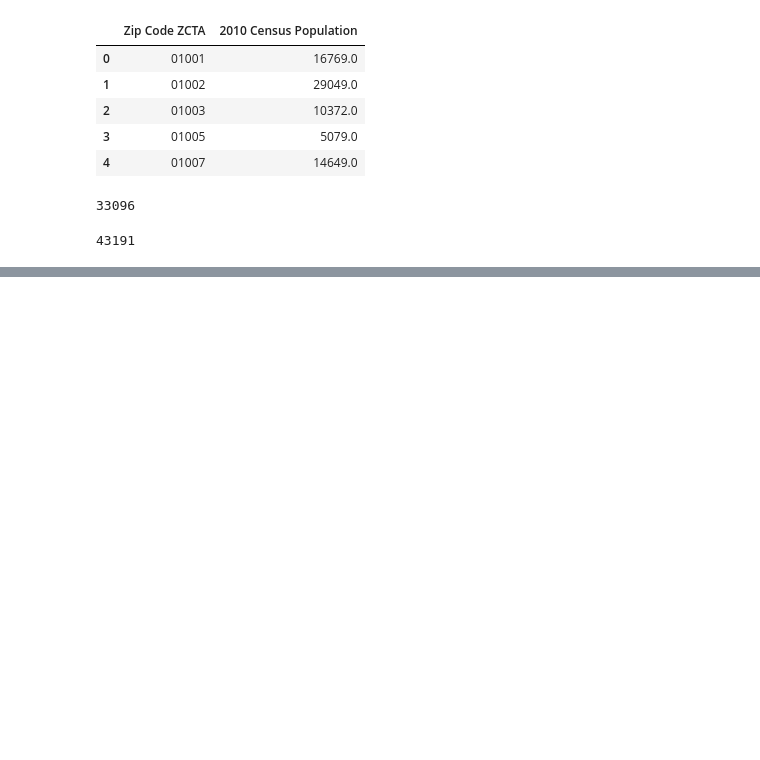
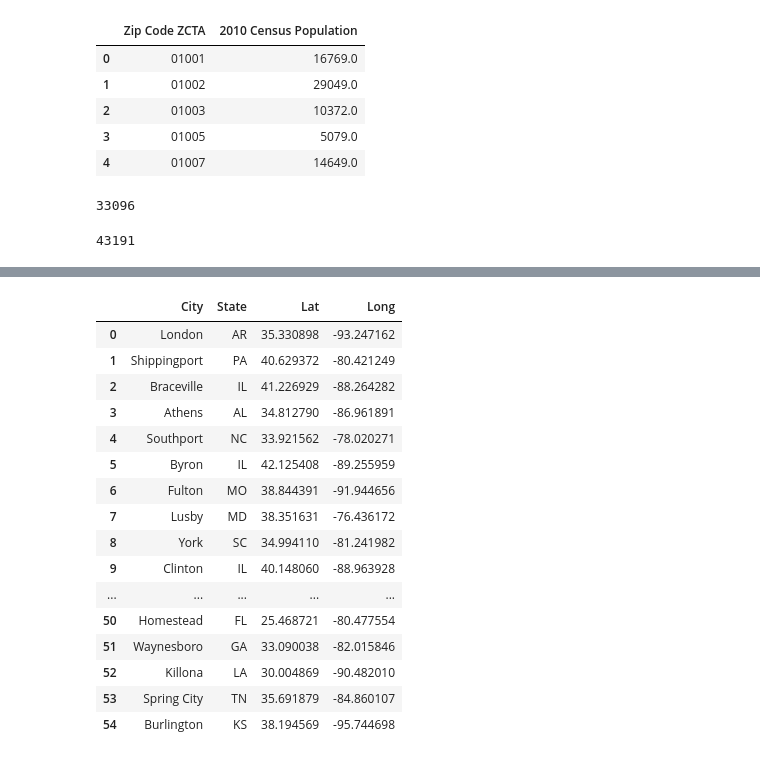
Before and after one commit to jhillner/Group-Project-1, a Jupyter notebook: Code/latDistance.ipynb, the cells around one changed output, grey strips where cells are left out. Drawn from its saved outputs; the diff is of its cells as text; code cells hidden in the pictures; blank space fills up the shorter version.

```diff
--- a/Code/latDistance.ipynb
+++ b/Code/latDistance.ipynb
@@ -88,2 +94,27 @@ len(geoPop)
+# %%
+geoPop.head()
+len(geoPop)
+reactor_df=reactor[['City','State','Lat','Long']].copy()
+reactor_df.drop_duplicates(inplace=True,ignore_index=True)
+lat=reactor_df['Lat']
+reactor_df
+# %% [output]
+|  | City | State | Lat | Long |
+| 0 | London | AR | 35.330898 | -93.247162 |
+| 1 | Shippingport | PA | 40.629372 | -80.421249 |
+| 2 | Braceville | IL | 41.226929 | -88.264282 |
+| 3 | Athens | AL | 34.812790 | -86.961891 |
+| 4 | Southport | NC | 33.921562 | -78.020271 |
+| 5 | Byron | IL | 42.125408 | -89.255959 |
+| 6 | Fulton | MO | 38.844391 | -91.944656 |
+| 7 | Lusby | MD | 38.351631 | -76.436172 |
+| 8 | York | SC | 34.994110 | -81.241982 |
+| 9 | Clinton | IL | 40.148060 | -88.963928 |
+| ... | ... | ... | ... | ... |
+| 50 | Homestead | FL | 25.468721 | -80.477554 |
+| 51 | Waynesboro | GA | 33.090038 | -82.015846 |
+| 52 | Killona | LA | 30.004869 | -90.482010 |
+| 53 | Spring City | TN | 35.691879 | -84.860107 |
+| 54 | Burlington | KS | 38.194569 | -95.744698 |
 # %%
 #def reactorDistance(popDF, lat1Reactor, long1Reactor):
```
Also changed, not shown: parts of 8 cells of this notebook, 2 other files.
